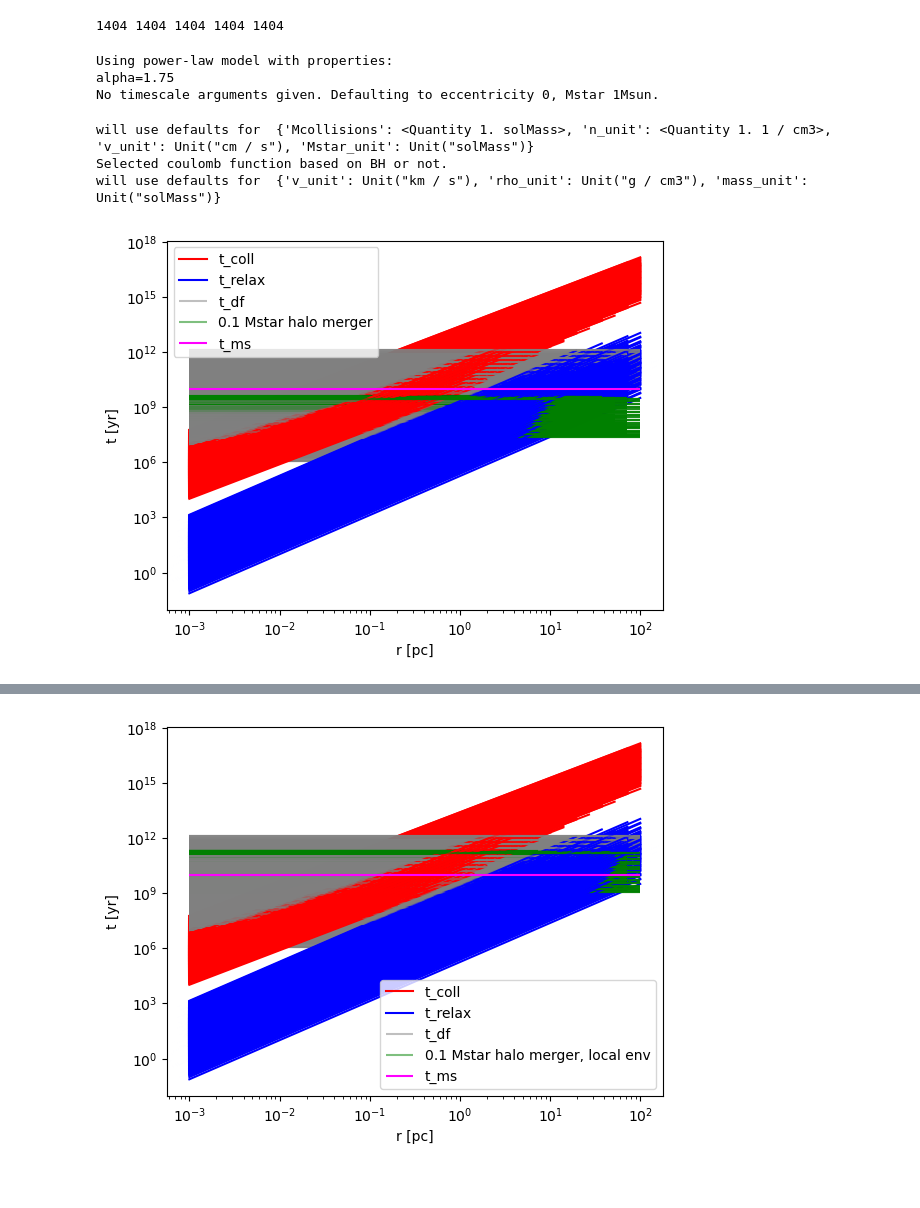
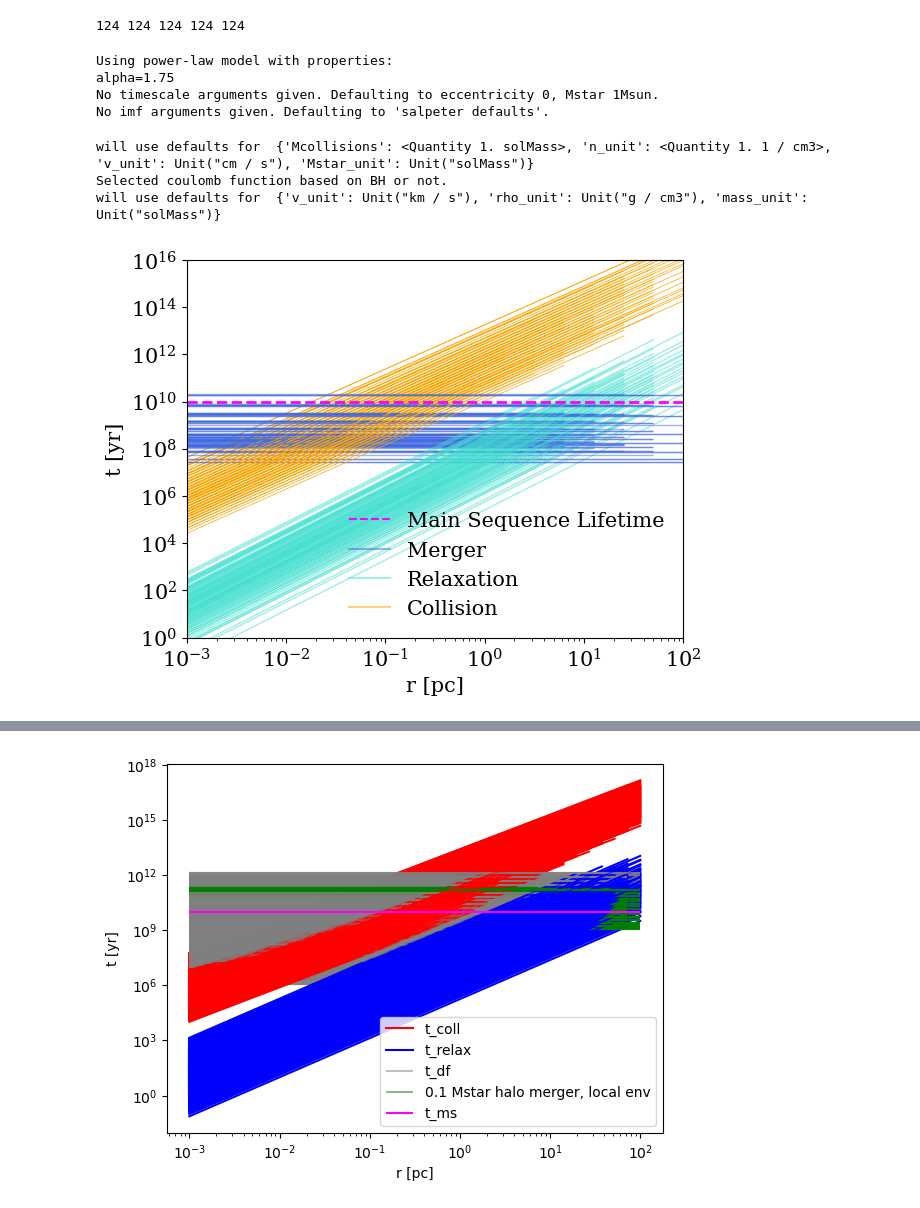
Before and after one commit to astro-claire/timescale-plots, a Jupyter notebook: timescale_comparison.ipynb, the cells around one changed output, grey strips where cells are left out. Drawn from its saved outputs; the diff is of its cells as text; code cells hidden in the pictures; blank space fills up the shorter version.

Commit message:
Nicer plots

```diff
--- a/timescale_comparison.ipynb
+++ b/timescale_comparison.ipynb
@@ -14,16 +14,26 @@ from timescales.analysis.tables import structural_table, timescale_table
 from timescales.analysis.tools import get_system
 from timescales.analysis.recipes import generate_timescale_comparison,collision_vs_main_sequence, destructive_colllision_criterion
 from timescales import physics as phys
+# %%
+plt.rcParams['font.size'] = 15
+# os.environ["PATH"] += os.pathsep +'/Users/clairewilliams/opt/anaconda3/envs/timescales/lib/python3.9/site-packages'
+plt.rcParams['font.family'] = 'serif'
 # %%
 from astropy.cosmology import FlatLambdaCDM
 cosmo = FlatLambdaCDM(71,0.27,Ob0=0.044, Tcmb0=2.726 *u.K)
 # %%
-masses_array   = np.logspace(4, 8, 20) * u.Msun
-radii_array    = np.logspace(-0.7, 2, 20) * u.pc
-velocity_array = np.logspace(-0.7, 2.2, 20) * u.km/u.s
+# masses_array   = np.logspace(4, 8, 20) * u.Msun
+# radii_array    = np.logspace(-0.7, 2, 20) * u.pc
+# velocity_array = np.logspace(-0.7, 2.2, 20) * u.km/u.s
+
+# grid = build_bulk_energy_grid(masses_array, radii_array, velocity_array,
+#                               alpha=3/5, energy_unit=u.erg)
+masses_array   = np.logspace(4, 9, 10) * u.Msun
+radii_array    = np.logspace(-0.7, 2, 10) * u.pc
+velocity_array = np.logspace(-0.7, 2.2, 10) * u.km/u.s
 
 grid = build_bulk_energy_grid(masses_array, radii_array, velocity_array,
-                              alpha=3/5, energy_unit=u.erg)
+                              alpha=3/5, energy_unit=u.erg,cutoff_density=1e6*u.Msun/(u.pc**3))
 
 
 # Example: access aligned arrays
@@ -35,13 +45,14 @@ U = grid['U']   # erg
 
 print(len(M), len(R), len(V), len(K), len(U))  # -> 1_000_000 each (100*100*100
 # %% [output]
-1404 1404 1404 1404 1404
+124 124 124 124 124
 # %%
 pl_175_1Msun = TimescaleEnsemble(grid, densityModel="power-law", profile_kwargs={"alpha":1.75})
 # %% [output]
 Using power-law model with properties:
 alpha=1.75
 No timescale arguments given. Defaulting to eccentricity 0, Mstar 1Msun.
+No imf arguments given. Defaulting to 'salpeter defaults'.
 # %%
 tab_pl_175_1Msun = generate_timescale_comparison(pl_175_1Msun, as_ = 'pandas')
 # %% [output]
@@ -53,43 +64,65 @@ table = tab_pl_175_1Msun
 N  = len(set(table['system_id']))
 ids = pandas.unique(table["system_id"])
 fig, ax = plt.subplots()
 ax.set_yscale("log")
 ax.set_xscale("log")
 for sys_id in ids:
     sys_data = get_system(table,sys_id, as_df= True)
     if sys_data.empty:
         continue
     x=u.Quantity(sys_data['r'].to_list()).to_value(u.pc)
     y = u.Quantity(sys_data['t_coll'].to_list()).to_value(u.yr)
-    ax.plot(x,y, color = "red")
+    ax.plot(x,y, lw = 0.5,color = "orange",alpha =1)
     if sys_id ==0:
-        ax.plot(x,y, color = "red", label = "t_coll")
+        ax.plot(x,y, color = "orange", lw = 1,label = "t_coll",alpha =0.5)
 
 
     y = u.Quantity(sys_data['t_relax'].to_list()).to_value(u.yr)
-    ax.plot(x,y, color = "blue")
+    ax.plot(x,y, color = "turquoise",lw = 1,alpha =0.5)
     if sys_id ==0:
-        ax.plot(x,y, color = "blue",label = "t_relax")
+        ax.plot(x,y, color = "turquoise",lw = 1,label = "t_relax",alpha =0.5)
 
     clustermass = pl_175_1Msun.grid['M'][sys_id]
     clusterradius = pl_175_1Msun.grid['R'][sys_id]
     M_BH = 10*u.Msun
-    df_timescale = phys.dynamical_friction.dynamical_friction_timescale(clustermass, M_BH, clusterradius)
-    ax.hlines(df_timescale.to_value('yr'), xmin = min(x), xmax =max(x), color = "grey",alpha =0.5)
-    if sys_id == 0:
-        ax.hlines(df_timescale.to_value('yr'), xmin = min(x), xmax =max(x), color = "grey",alpha =0.5, label  ="t_df")
+    # df_timescale = phys.dynamical_friction.bulk_dynamical_friction_timescale(clustermass, M_BH, clusterradius)
+    # ax.hlines(df_timescale.to_value('yr'), xmin = min(x), xmax =max(x), color = "grey",alpha =0.5)
+    # if sys_id == 0:
+    #     ax.hlines(df_timescale.to_value('yr'), xmin = min(x), xmax =max(x), color = "grey",alpha =0.5, label  ="t_df")
 
     halomass = clustermass /10
     int_timescale = phys.halo_environment.neighbor_merger_timescale(clustermass,clusterradius,12,halomass,cosmo)
-    ax.hlines(int_timescale.to_value('yr'), xmin = min(x), xmax =max(x), color = "green",alpha =0.5)
+    ax.hlines(int_timescale.to_value('yr'), xmin = min(x), xmax =max(x), color = "royalblue",lw = 1,alpha =0.5)
     if sys_id ==0:
-        ax.hlines(int_timescale.to_value('yr'), xmin = min(x), xmax =max(x), color = "green",alpha =0.5, label ="0.1 Mstar halo merger")
+        ax.hlines(int_timescale.to_value('yr'), xmin = min(x), xmax =max(x), color = "royalblue",lw = 1,alpha =0.5, label ="0.1 Mstar halo merger")
 ms_timescale = phys.stars.main_sequence_lifetime_approximation(1*u.Msun).to_value('yr')
 
-ax.hlines(ms_timescale, xmin = min(x), xmax =max(x), color = "magenta", label = "t_ms")
+ax.hlines(ms_timescale, xmin = min(x), xmax =max(x), color = "magenta",linewidth = 2,linestyle="dashed", label = "t_ms")
 ax.set_xlabel("r [pc]")
 ax.set_ylabel("t [yr]")
-plt.legend()
+plt.axis([1e-3,1e2,1,1e16])
+# plt.legend()
+
+legend_handles = [
+    plt.Line2D([], [],color = "magenta",linestyle="dashed",
+               label='Main Sequence Lifetime'),
+    plt.Line2D([], [],  color = "royalblue", alpha =0.5,
+               label='Merger'),
+    plt.Line2D([], [],color = "turquoise", alpha = 0.5,
+               label='Relaxation'),
+    plt.Line2D([], [], color = "orange", alpha = 0.5,
+               label='Collision')
+
+]
+
+ax.legend(
+    handles=legend_handles,
+    loc="lower right",
+    # bbox_to_anchor=(0.5, -0.6),
+    frameon=False
+)
+plt.tight_layout()
+plt.savefig("noBH_timescales.pdf")
 plt.show()
 # %% [output]
-[figure, old version]
+[figure, new version]
```
Also changed, not shown: parts of 5 cells of this notebook.
